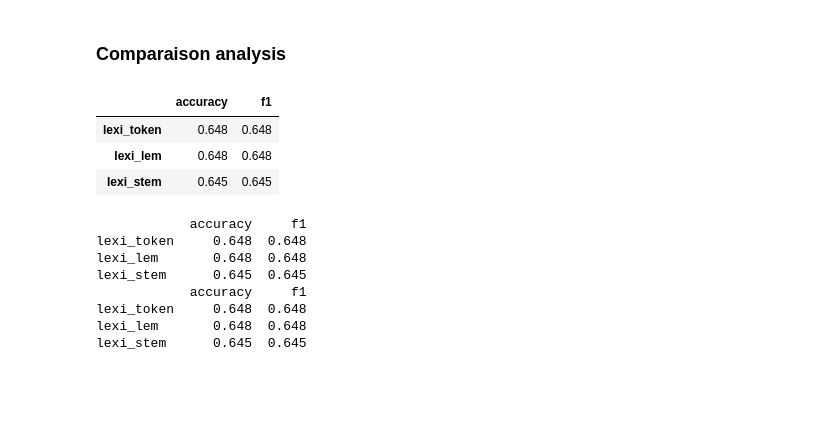
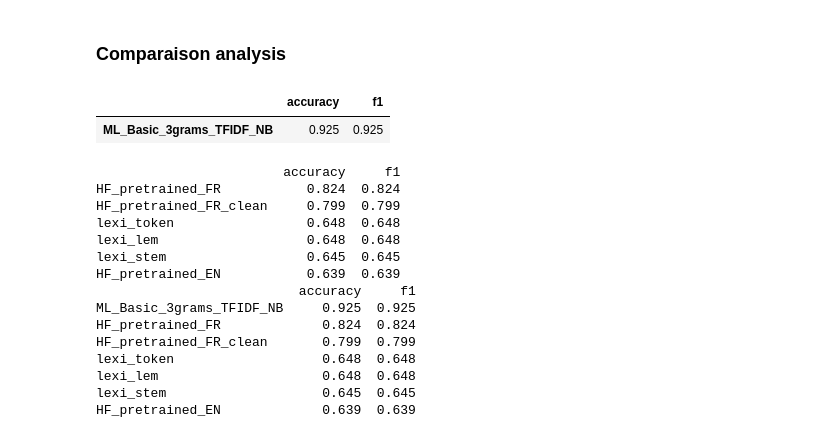
Before and after one commit to Vachonni/TrainingNLP, a Jupyter notebook: notebooks/FormationNLP-ML_Basic.ipynb, the cells around one changed output. Cells and saved outputs as stored; diff of their text form; code cells hidden in the pictures; blank space fills up the shorter version.

Commit message:
Completed ML basic analysis

```diff
--- a/notebooks/FormationNLP-ML_Basic.ipynb
+++ b/notebooks/FormationNLP-ML_Basic.ipynb
@@ -226,0 +233,6 @@ Sur la base de ces considérations, si des données de formation sont disponible
+# %%
+# Use the best model to make predictions for the validation set
+y_pred = grid_search.predict(test_data['review'])
+
+# Evaluate the predictions
+print(classification_report(test_data['polarity'], y_pred))
@@ -249,0 +252,3 @@ pred_test_data.head()
+# %%
+test_data['ML_Basic_3grams_TFIDF_NB'] = y_pred
+test_data
@@ -252,20 +298,18 @@ pred_test_data.head()
 # %%
 # For the 3 different techniques, calculate the accuracy and F1 score
 accuracy = []
 f1 = []
-for tech in ['token_', 'stem_', 'lem_']:
-    accuracy.append(accuracy_score(test_data['polarity'], test_data[tech+'pred']))
-    f1.append(f1_score(test_data['polarity'], test_data[tech+'pred'], average='micro'))
+for tech in ['ML_Basic_3grams_TFIDF_NB']:
+    accuracy.append(accuracy_score(test_data['polarity'], test_data[tech]))
+    f1.append(f1_score(test_data['polarity'], test_data[tech], average='micro'))
 
-df_comparsion = pd.DataFrame({'accuracy': accuracy, 'f1': f1}, index=['lexi_token', 'lexi_stem', 'lexi_lem'])
+df_comparsion = pd.DataFrame({'accuracy': accuracy, 'f1': f1}, index=['ML_Basic_3grams_TFIDF_NB'])
 df_comparsion.sort_values('accuracy', ascending=False, inplace=True)
 
 df_comparsion
 # %% [output]
 |  | accuracy | f1 |
-| lexi_token | 0.648 | 0.648 |
-| lexi_lem | 0.648 | 0.648 |
-| lexi_stem | 0.645 | 0.645 |
+| ML_Basic_3grams_TFIDF_NB | 0.925 | 0.925 |
 # %%
 # Check if comparsion_analysis.csv already exists
 if os.path.exists(config.base_dir + '/Data/comparsion_analysis.csv'):
@@ -281,11 +325,18 @@ if os.path.exists(config.base_dir + '/Data/comparsion_analysis.csv'):
 else:
     df_comparsion.to_csv(config.base_dir + '/Data/comparsion_analysis.csv', index=True)
 # %% [output]
-            accuracy     f1
-lexi_token     0.648  0.648
-lexi_lem       0.648  0.648
-lexi_stem      0.645  0.645
-            accuracy     f1
-lexi_token     0.648  0.648
-lexi_lem       0.648  0.648
-lexi_stem      0.645  0.645
+                        accuracy     f1
+HF_pretrained_FR           0.824  0.824
+HF_pretrained_FR_clean     0.799  0.799
+lexi_token                 0.648  0.648
+lexi_lem                   0.648  0.648
+lexi_stem                  0.645  0.645
+HF_pretrained_EN           0.639  0.639
+                          accuracy     f1
+ML_Basic_3grams_TFIDF_NB     0.925  0.925
+HF_pretrained_FR             0.824  0.824
+HF_pretrained_FR_clean       0.799  0.799
+lexi_token                   0.648  0.648
+lexi_lem                     0.648  0.648
+lexi_stem                    0.645  0.645
+HF_pretrained_EN             0.639  0.639
```
Also changed, not shown: parts of 13 cells of this notebook, 2 other files.
